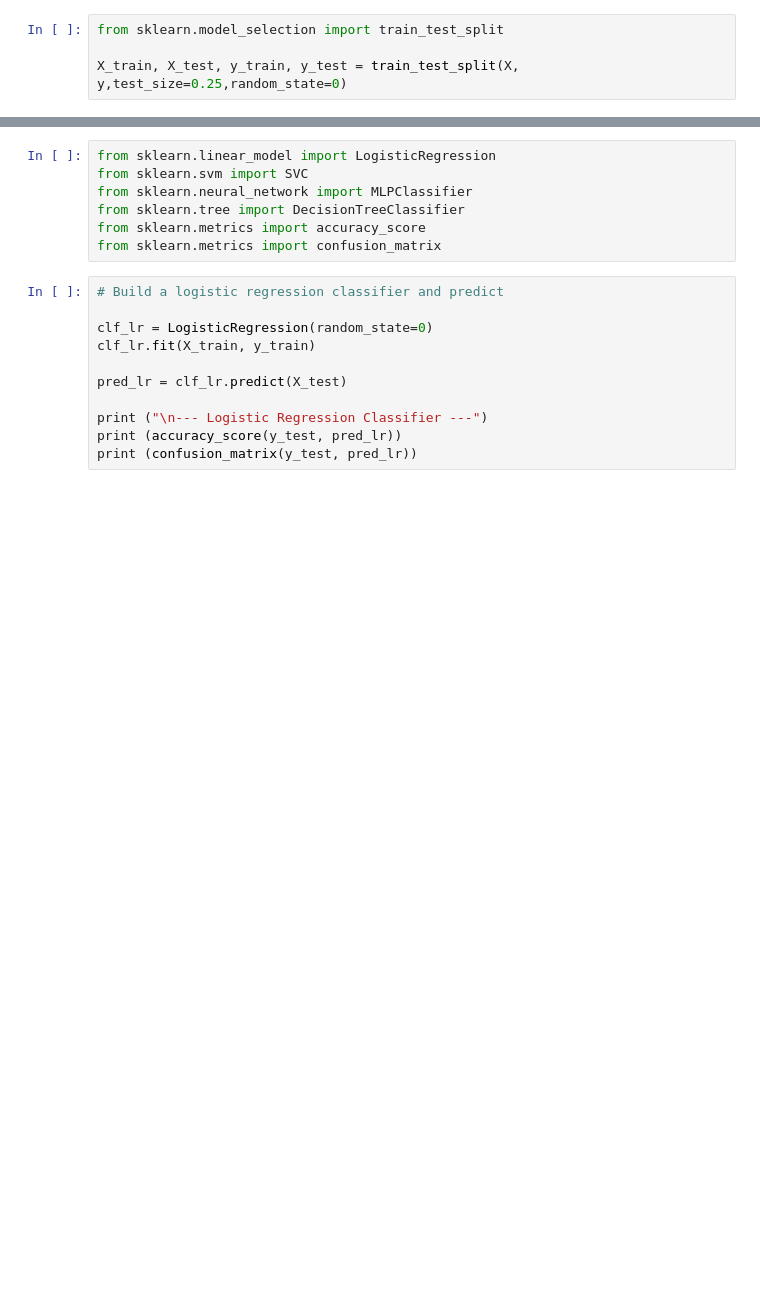
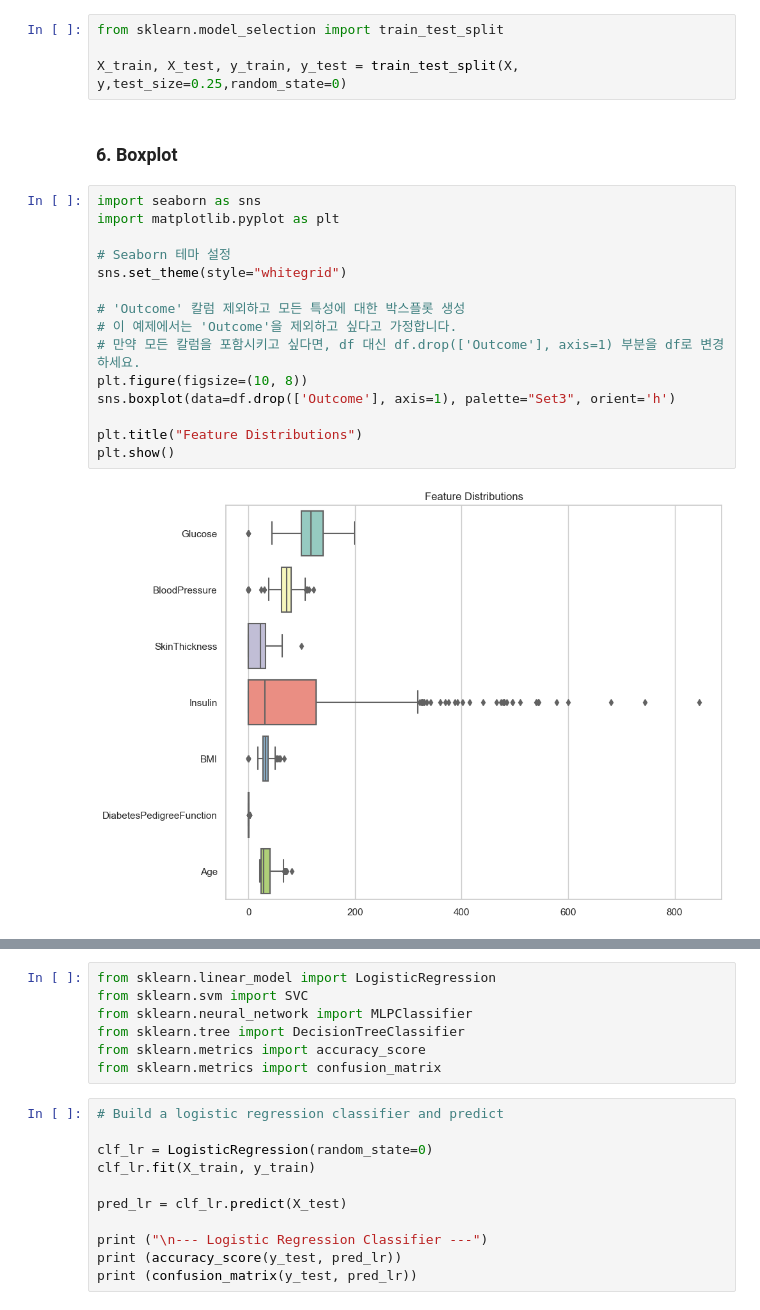
Before and after one commit to loading1031/Ai_Lecture, a Jupyter notebook: code/(3.11)Week2_Diabetes.ipynb, the cells around one changed output, grey strips where cells are left out. Drawn from its saved outputs; the diff is of its cells as text; blank space fills up the shorter version.

```diff
--- a/code/(3.11)Week2_Diabetes.ipynb
+++ b/code/(3.11)Week2_Diabetes.ipynb
@@ -60,3 +119,22 @@ Name: count, dtype: int64
 from sklearn.model_selection import train_test_split
 
 X_train, X_test, y_train, y_test = train_test_split(X, y,test_size=0.25,random_state=0)
+# %% [markdown]
+### 6. Boxplot
+# %%
+import seaborn as sns
+import matplotlib.pyplot as plt
+
+# Seaborn 테마 설정
+sns.set_theme(style="whitegrid")
+
+# 'Outcome' 칼럼 제외하고 모든 특성에 대한 박스플롯 생성
+# 이 예제에서는 'Outcome'을 제외하고 싶다고 가정합니다.
+# 만약 모든 칼럼을 포함시키고 싶다면, df 대신 df.drop(['Outcome'], axis=1) 부분을 df로 변경하세요.
+plt.figure(figsize=(10, 8))
+sns.boxplot(data=df.drop(['Outcome'], axis=1), palette="Set3", orient='h')
+
+plt.title("Feature Distributions")
+plt.show()
+# %% [output]
+[figure, added]
```
Also changed, not shown: parts of 21 cells of this notebook.
